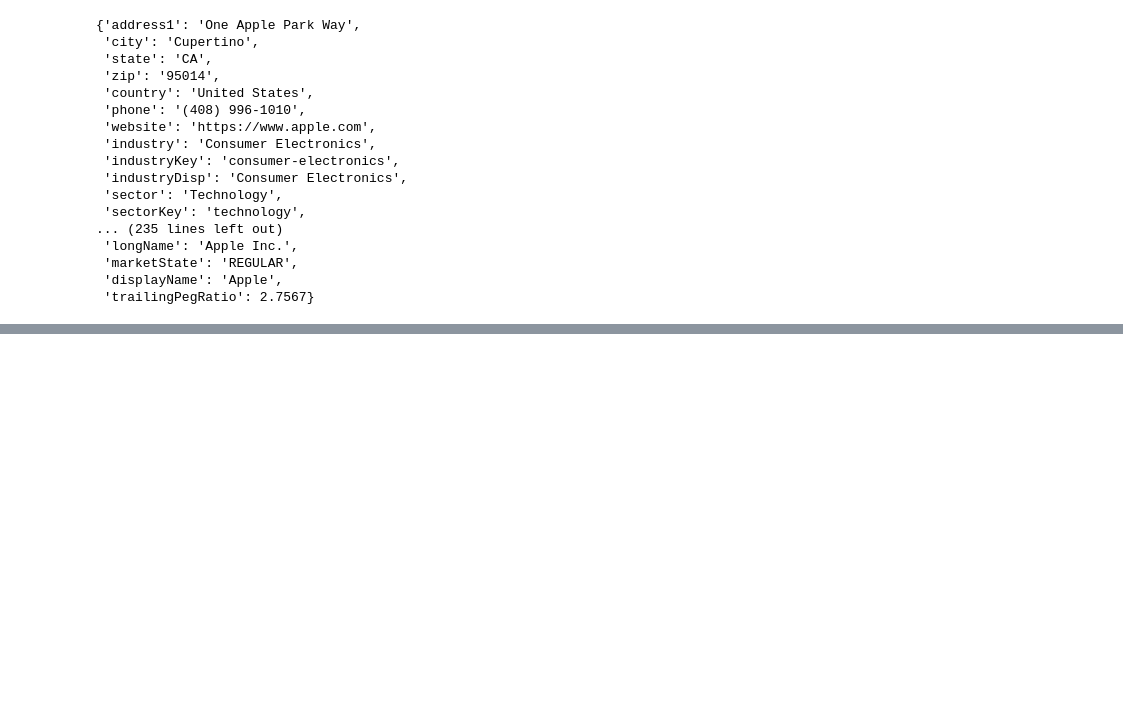
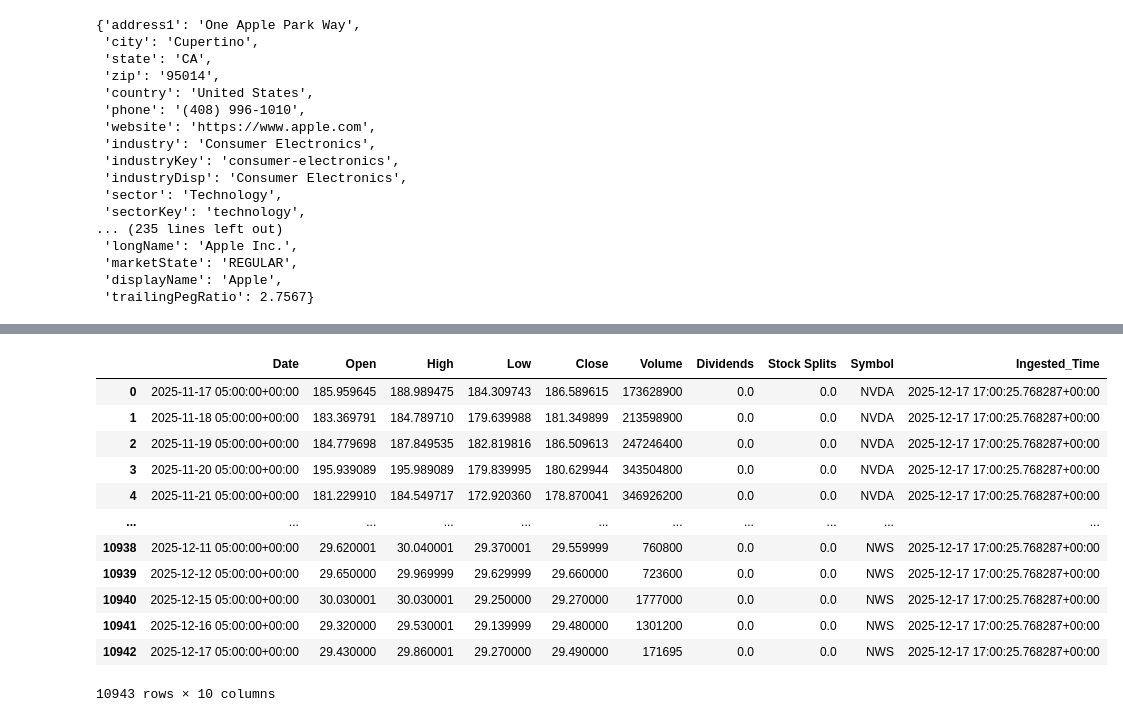
Before and after one commit to Jumponpatha/warehouse-us-stock-price, a Jupyter notebook: notebooks/test.ipynb, the cells around one changed output, grey strips where cells are left out. Drawn from its saved outputs; the diff is of its cells as text; code cells hidden in the pictures; blank space fills up the shorter version.

```diff
--- a/notebooks/test.ipynb
+++ b/notebooks/test.ipynb
@@ -711,0 +770,38 @@ apple.info
+# %%
+from sqlalchemy import create_engine
+
+def get_postgres_connection():
+    """
+    Establish a connection to the PostgreSQL database using SQLAlchemy.
+    """
+
+    # Environment Variables (set in docker-compose.yaml or Airflow Variables)
+    POSTGRES_ROOT_USERNAME = "bigdata_jchai"
+    POSTGRES_ROOT_PASSWORD = "bigdata_password8075jcci"
+
+    POSTGRES_HOST = "postgres-warehouse"
+    POSTGRES_PORT = 5432
+    POSTGRES_DB = "financial_stock_dw"
+
+    # Correct connection string for SQLAlchemy
+    conn_string = (
+        f"postgresql+psycopg2://{POSTGRES_ROOT_USERNAME}:"
+        f"{POSTGRES_ROOT_PASSWORD}@{POSTGRES_HOST}:"
+        f"{POSTGRES_PORT}/{POSTGRES_DB}"
+    )
+
+    # Create SQLAlchemy engine
+    engine = create_engine(conn_string)
+    # psql_conn = engine.connect()
+    return conn_string, engine
+
+conn = get_postgres_connection()[1]
+# %%
+# def read_sql_from_postgres(query):
+query = """
+                SELECT "Date", "Open", "High", "Low", "Close", "Volume", "Dividends", "Stock Splits", "Symbol"
+                FROM raw_finance_stock.finance_stock_sp500_price_hist;
+            """
+df = pd.read_sql(query, conn)
+df
+    # return df
@@ -711,0 +822,16 @@ apple.info
+# %%
+df
+# %% [output]
+|  | Date | Open | High | Low | Close | Volume | Dividends | Stock Splits | Symbol | Ingested_Time |
+| 0 | 2025-11-17 05:00:00+00:00 | 185.959645 | 188.989475 | 184.309743 | 186.589615 | 173628900 | 0.0 | 0.0 | NVDA | 2025-12-17 17:00:25.768287+00:00 |
+| 1 | 2025-11-18 05:00:00+00:00 | 183.369791 | 184.789710 | 179.639988 | 181.349899 | 213598900 | 0.0 | 0.0 | NVDA | 2025-12-17 17:00:25.768287+00:00 |
+| 2 | 2025-11-19 05:00:00+00:00 | 184.779698 | 187.849535 | 182.819816 | 186.509613 | 247246400 | 0.0 | 0.0 | NVDA | 2025-12-17 17:00:25.768287+00:00 |
+| 3 | 2025-11-20 05:00:00+00:00 | 195.939089 | 195.989089 | 179.839995 | 180.629944 | 343504800 | 0.0 | 0.0 | NVDA | 2025-12-17 17:00:25.768287+00:00 |
+| 4 | 2025-11-21 05:00:00+00:00 | 181.229910 | 184.549717 | 172.920360 | 178.870041 | 346926200 | 0.0 | 0.0 | NVDA | 2025-12-17 17:00:25.768287+00:00 |
+| ... | ... | ... | ... | ... | ... | ... | ... | ... | ... | ... |
+| 10938 | 2025-12-11 05:00:00+00:00 | 29.620001 | 30.040001 | 29.370001 | 29.559999 | 760800 | 0.0 | 0.0 | NWS | 2025-12-17 17:00:25.768287+00:00 |
+| 10939 | 2025-12-12 05:00:00+00:00 | 29.650000 | 29.969999 | 29.629999 | 29.660000 | 723600 | 0.0 | 0.0 | NWS | 2025-12-17 17:00:25.768287+00:00 |
+| 10940 | 2025-12-15 05:00:00+00:00 | 30.030001 | 30.030001 | 29.250000 | 29.270000 | 1777000 | 0.0 | 0.0 | NWS | 2025-12-17 17:00:25.768287+00:00 |
+| 10941 | 2025-12-16 05:00:00+00:00 | 29.320000 | 29.530001 | 29.139999 | 29.480000 | 1301200 | 0.0 | 0.0 | NWS | 2025-12-17 17:00:25.768287+00:00 |
+| 10942 | 2025-12-17 05:00:00+00:00 | 29.430000 | 29.860001 | 29.270000 | 29.490000 | 171695 | 0.0 | 0.0 | NWS | 2025-12-17 17:00:25.768287+00:00 |
+10943 rows × 10 columns
```
Also changed, not shown: parts of 12 cells of this notebook, 5 other files.
